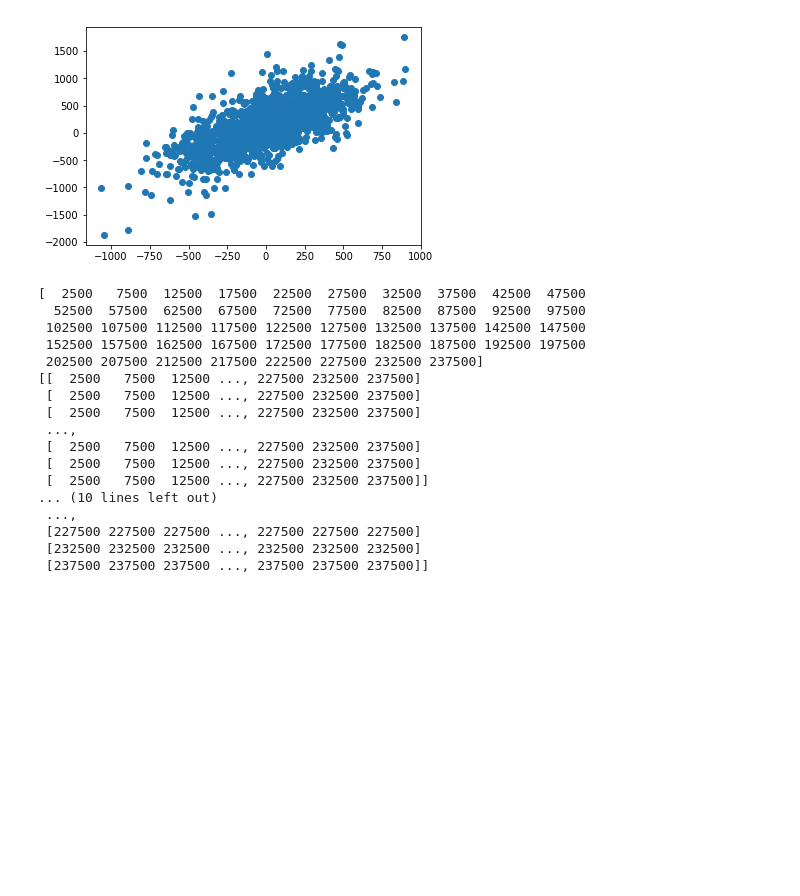
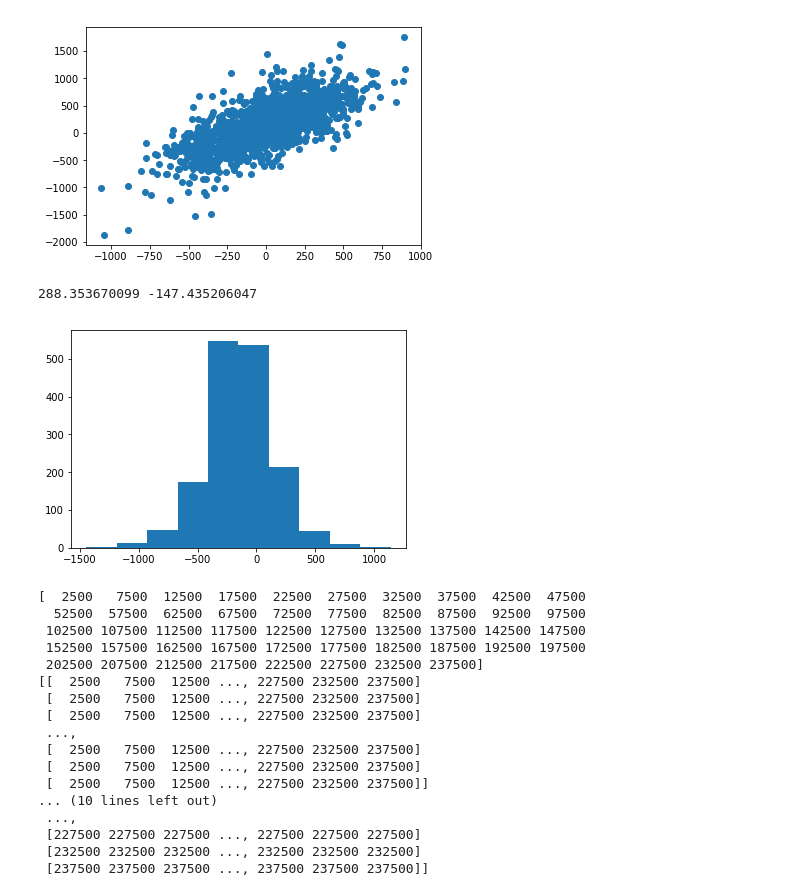
Before and after one commit to awaismirza92/velocity-reconstruction-and-kinetic-SZ, a Jupyter notebook: codes/velocity-reconstruction-orig-sim-box.ipynb, the cells around one changed output. Drawn from its saved outputs; the diff is of its cells as text; code cells hidden in the pictures; blank space fills up the shorter version.

```diff
--- a/codes/velocity-reconstruction-orig-sim-box.ipynb
+++ b/codes/velocity-reconstruction-orig-sim-box.ipynb
@@ -239,6 +253,13 @@ plt.scatter(df_clusters['vz[km/s]'], vz_est_list)
 [figure]
 [figure]
 [figure]
+# %%
+error_z = df_clusters['vz[km/s]'] - vz_est_list
+plt.hist(error_z)
+print(np.std(error_z), np.mean(error_z))
+# %% [output]
+288.353670099 -147.435206047
+[figure, added]
 # %%
 print(x)
 print(Rcell_x[:, :, 0])
```
Also changed, not shown: parts of 2 cells of this notebook.
